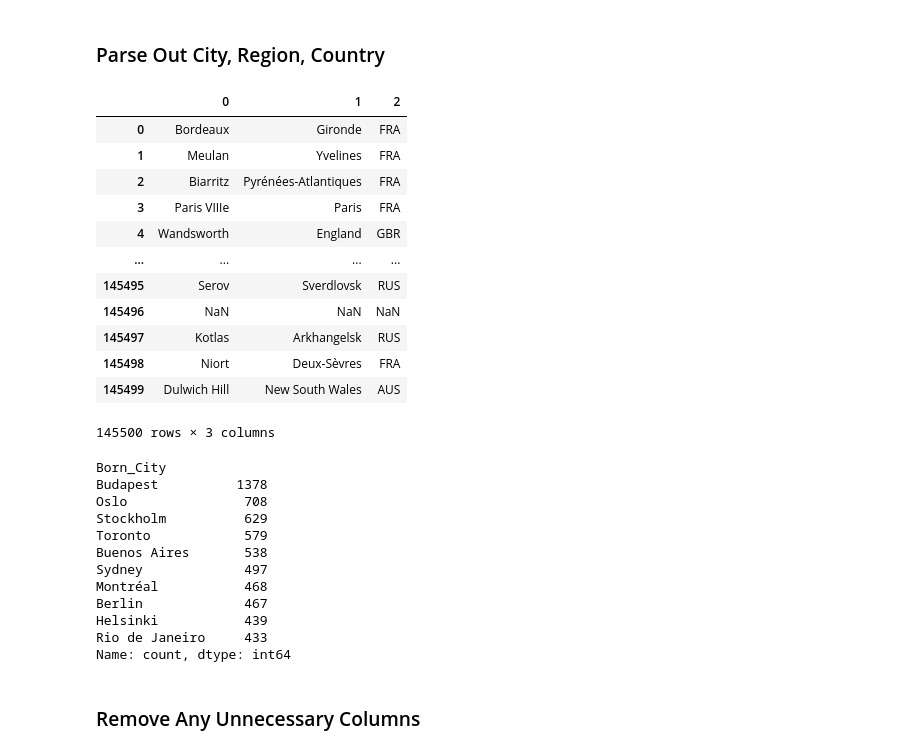
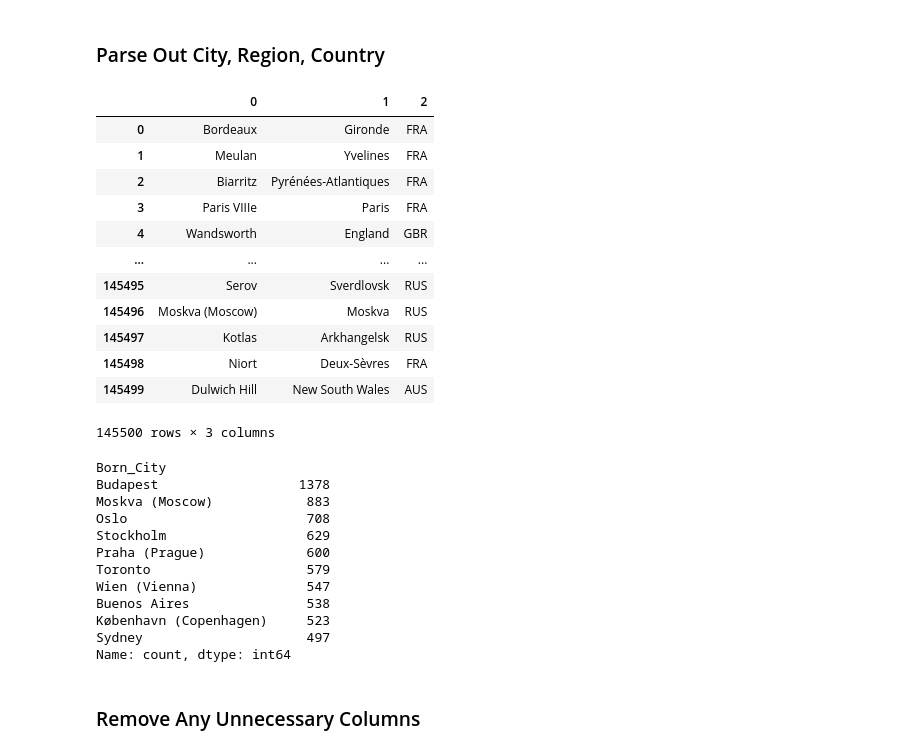
Before and after one commit to bruniak/olympics-data-cleaning, a Jupyter notebook: clean_data.ipynb, the cells around one changed output. Cells and saved outputs as stored; diff of their text form; code cells hidden in the pictures.

```diff
--- a/clean_data.ipynb
+++ b/clean_data.ipynb
@@ -21,7 +4,7 @@ Note: you may need to restart the kernel to use updated packages.
 import pandas as pd
 import matplotlib.pyplot as plt
 # %%
-bios = pd.read_csv('bios.csv')
+bios = pd.read_csv('./Athletes/bios.csv')
 # can also use the raw file link in github repo inside parentheses above
 bios.head()
 # %% [output]
@@ -184,18 +167,18 @@ df.head()
 # %% [markdown]
 ### Parse Out City, Region, Country
 # %%
-location_pattern = r'in ([\w\s-]+), ([\w\s-]+) \((\w+)\)'
+location_pattern = r'in ([\w\s()-]+), ([\w\s-]+) \((\w+)\)'
 df['Born'].str.extract(location_pattern)
 # %% [output]
 |  | 0 | 1 | 2 |
 | 0 | Bordeaux | Gironde | FRA |
 | 1 | Meulan | Yvelines | FRA |
 | 2 | Biarritz | Pyrénées-Atlantiques | FRA |
 | 3 | Paris VIIIe | Paris | FRA |
 | 4 | Wandsworth | England | GBR |
 | ... | ... | ... | ... |
 | 145495 | Serov | Sverdlovsk | RUS |
-| 145496 | NaN | NaN | NaN |
+| 145496 | Moskva (Moscow) | Moskva | RUS |
 | 145497 | Kotlas | Arkhangelsk | RUS |
 | 145498 | Niort | Deux-Sèvres | FRA |
 | 145499 | Dulwich Hill | New South Wales | AUS |
@@ -209,16 +192,16 @@ df.value_counts('Born_Region', ascending=False).head(10)
 df.value_counts('Born_City', ascending=False).head(10)
 # %% [output]
 Born_City
-Budapest          1378
-Oslo               708
-Stockholm          629
-Toronto            579
-Buenos Aires       538
-Sydney             497
-Montréal           468
-Berlin             467
-Helsinki           439
-Rio de Janeiro     433
+Budapest                  1378
+Moskva (Moscow)            883
+Oslo                       708
+Stockholm                  629
+Praha (Prague)             600
+Toronto                    579
+Wien (Vienna)              547
+Buenos Aires               538
+København (Copenhagen)     523
+Sydney                     497
 Name: count, dtype: int64
 # %% [markdown]
 ### Remove Any Unnecessary Columns
```
Also changed, not shown: parts of 1 cell of this notebook.
